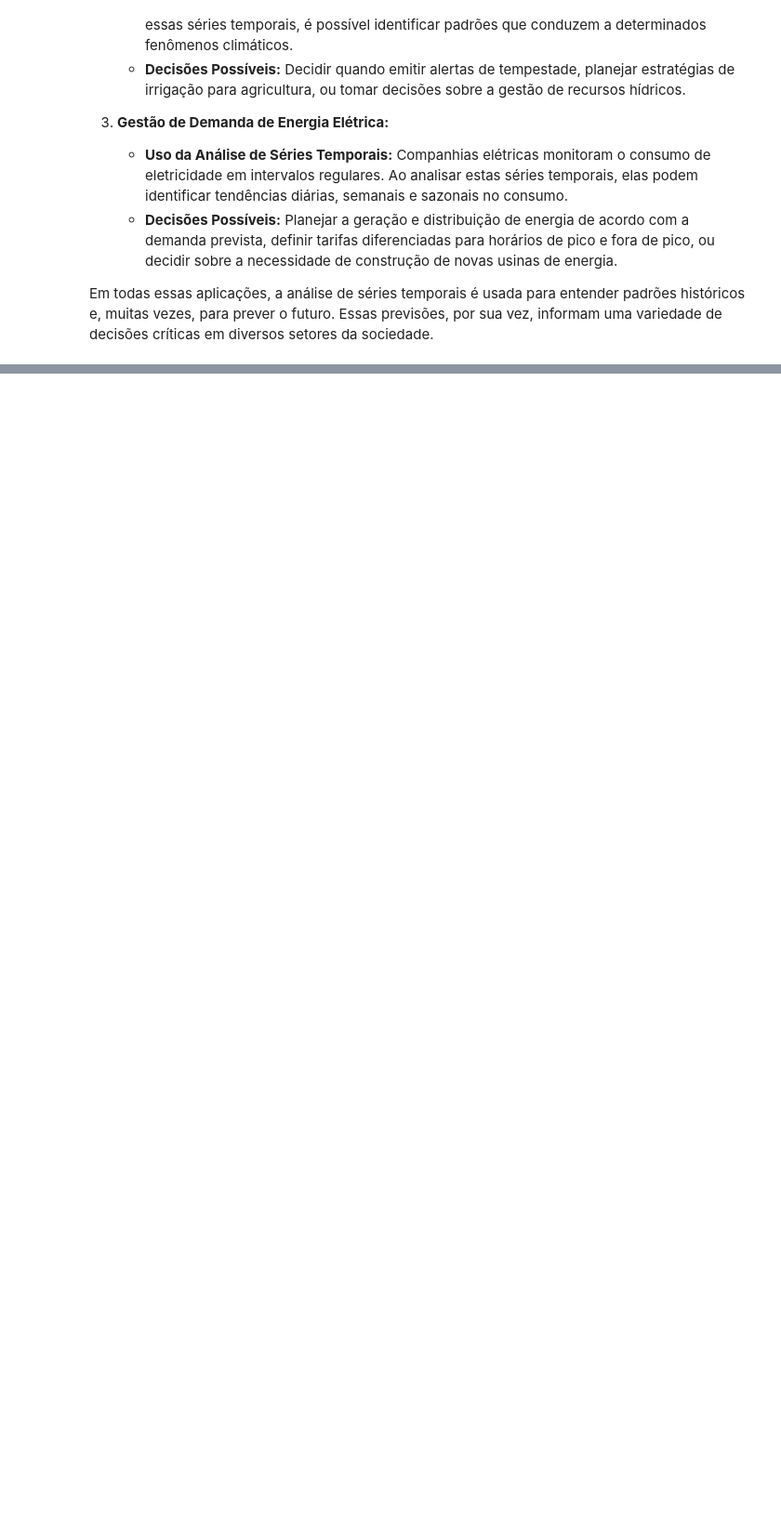
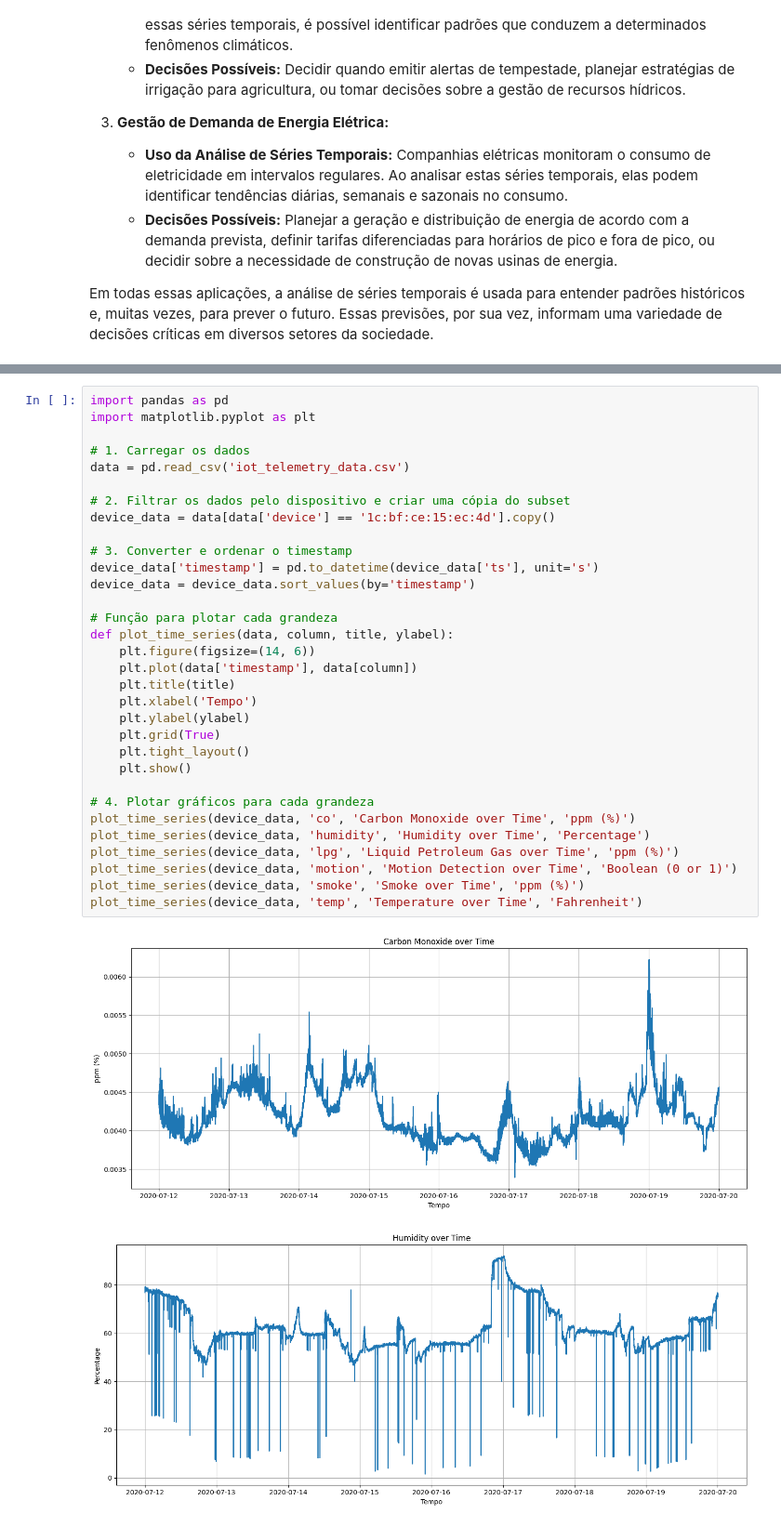
Before and after one commit to alexandrefortes/series-temporais, a Jupyter notebook: Lista de Exercicios 01.ipynb, the cells around one changed output, grey strips where cells are left out. Shown at 93% size. Cells and saved outputs as stored; diff of their text form; blank space fills up the shorter version.

```diff
--- a/Lista de Exercicios 01.ipynb
+++ b/Lista de Exercicios 01.ipynb
@@ -93,0 +129,35 @@ Essas etapas formam a base para uma análise inicial dos dados de séries tempor
+# %%
+import pandas as pd
+import matplotlib.pyplot as plt
+
+# 1. Carregar os dados
+data = pd.read_csv('iot_telemetry_data.csv')
+
+# 2. Filtrar os dados pelo dispositivo e criar uma cópia do subset
+device_data = data[data['device'] == '1c:bf:ce:15:ec:4d'].copy()
+
+# 3. Converter e ordenar o timestamp
+device_data['timestamp'] = pd.to_datetime(device_data['ts'], unit='s')
+device_data = device_data.sort_values(by='timestamp')
+
+# Função para plotar cada grandeza
+def plot_time_series(data, column, title, ylabel):
+    plt.figure(figsize=(14, 6))
+    plt.plot(data['timestamp'], data[column])
+    plt.title(title)
+    plt.xlabel('Tempo')
+    plt.ylabel(ylabel)
+    plt.grid(True)
+    plt.tight_layout()
+    plt.show()
+
+# 4. Plotar gráficos para cada grandeza
+plot_time_series(device_data, 'co', 'Carbon Monoxide over Time', 'ppm (%)')
+plot_time_series(device_data, 'humidity', 'Humidity over Time', 'Percentage')
+plot_time_series(device_data, 'lpg', 'Liquid Petroleum Gas over Time', 'ppm (%)')
+plot_time_series(device_data, 'motion', 'Motion Detection over Time', 'Boolean (0 or 1)')
+plot_time_series(device_data, 'smoke', 'Smoke over Time', 'ppm (%)')
+plot_time_series(device_data, 'temp', 'Temperature over Time', 'Fahrenheit')
+# %% [output]
+[figure, added]
+[figure, added]
```
Also changed, not shown: parts of 14 cells of this notebook, 5 other files.
